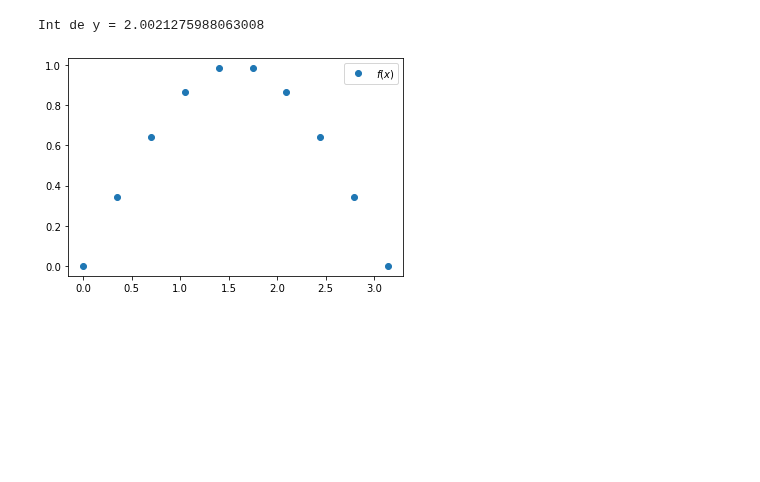
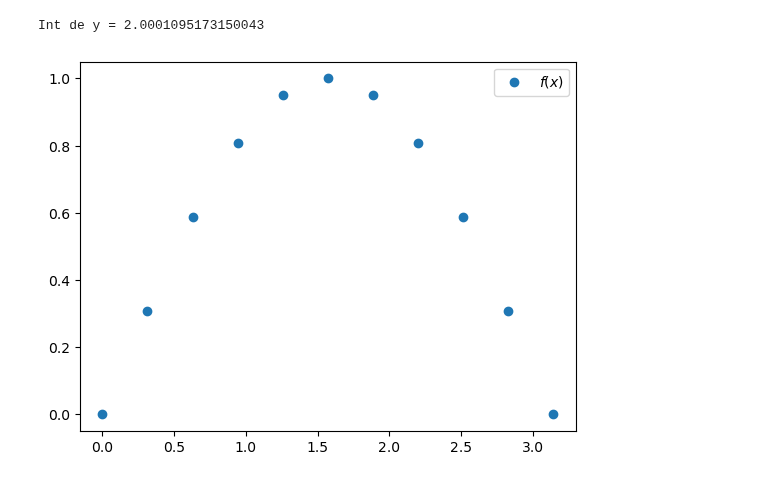
Before and after one commit to richmf/Fisica-Computacional-clases, a Jupyter notebook: Integrales_1.ipynb, the cells around one changed output. Drawn from its saved outputs; the diff is of its cells as text; code cells hidden in the pictures; blank space fills up the shorter version.

```diff
--- a/Integrales_1.ipynb
+++ b/Integrales_1.ipynb
@@ -14,16 +14,16 @@ def integra_h3(x,f):
         int_f = int_f/3
     return int_f*h
 # %%
-x = linspace(0,pi,10)
+x = linspace(0,pi,11)
 y = sin(x)
 int_de_y = integra_h3(x,y)
 print('Int de y =',int_de_y)
 plot(x,y,'o',label='$f(x)$')
 legend()
 show()
 # %% [output]
-Int de y = 2.0021275988063008
+Int de y = 2.0001095173150043
-[figure, old version]
+[figure, new version]
 # %%
 def primitiva_v1(x,f):
     # Ojo esta funcion falta adaptarla a todos los puntos
```
Also changed, not shown: parts of 9 cells of this notebook, 10 other files.
